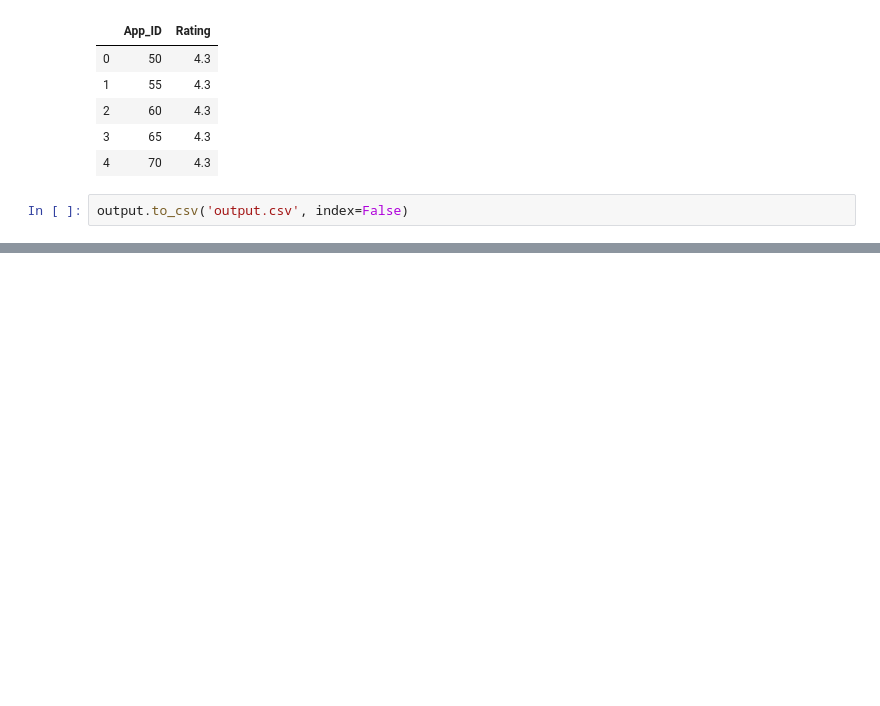
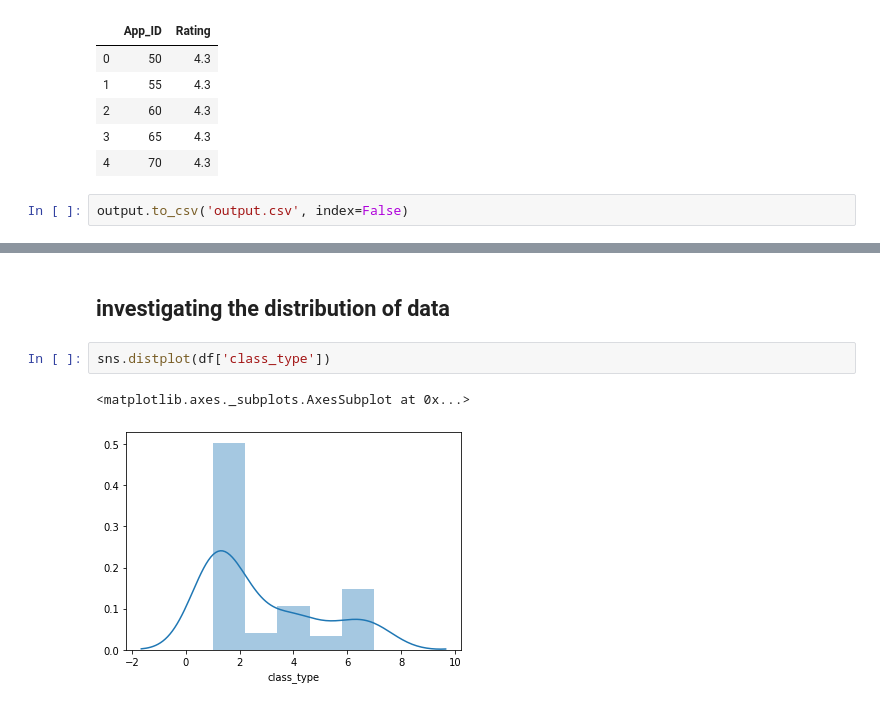
Before and after one commit to souravs17031999/Projects-kaggle-problems-60daysofudacity, a Jupyter notebook: Data_cleaning_complete_template.ipynb, the cells around one changed output, grey strips where cells are left out. Cells and saved outputs as stored; diff of their text form; blank space fills up the shorter version.

```diff
--- a/Data_cleaning_complete_template.ipynb
+++ b/Data_cleaning_complete_template.ipynb
@@ -434,0 +464,7 @@ output.to_csv('output.csv', index=False)
+# %% [markdown]
+## investigating the distribution of data
+# %%
+sns.distplot(df['class_type'])
+# %% [output]
+<matplotlib.axes._subplots.AxesSubplot at 0x...>
+[figure, added]
```
Also changed, not shown: parts of 8 cells of this notebook.
